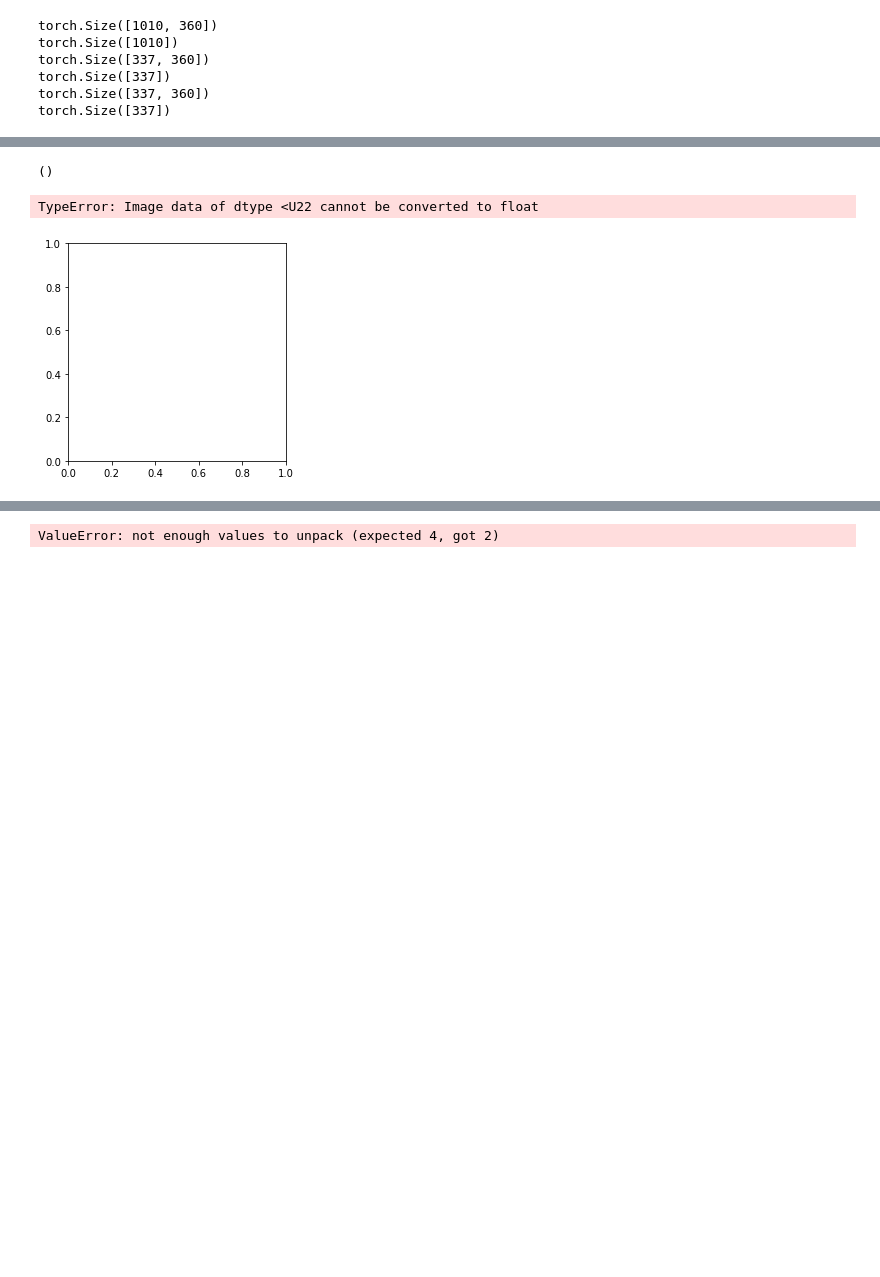
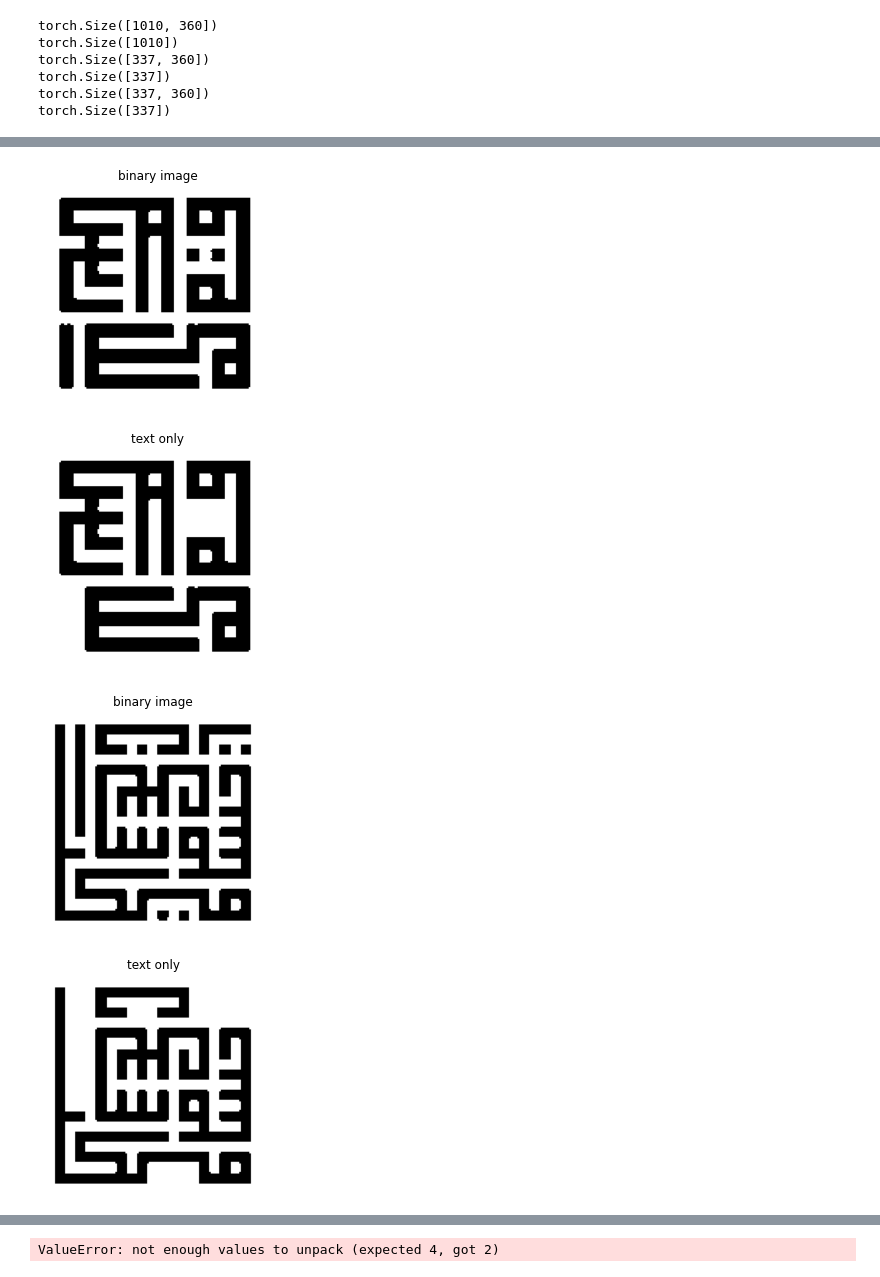
Before and after one commit to marait123/arabic-caligraphy-font-identification, a Jupyter notebook: training-code.ipynb, the cells around one changed output, grey strips where cells are left out. Drawn from its saved outputs; the diff is of its cells as text; code cells hidden in the pictures; blank space fills up the shorter version.

```diff
--- a/training-code.ipynb
+++ b/training-code.ipynb
@@ -123,52 +141,52 @@ loss = 0.0003511148452405052, accuracy = 96.43916913946587
 # %%
-random_index = np.random.randint(0, 1683)
+# random_index = np.random.randint(0, 1683)
 
-# Plot the image.
-print(X[random_index].shape)
-plt.imshow(X[random_index], 'gray')
-plt.axis("off")
+# # Plot the image.
+# print(X[random_index].shape)
+# plt.imshow(X[random_index], 'gray')
+# plt.axis("off")
 
-print("The ground-truth value of this image is: ",
-      classes[Y[random_index]-1])
+# print("The ground-truth value of this image is: ",
+#       classes[Y[random_index]-1])
-# %% [output]
-()
-TypeError: Image data of dtype <U22 cannot be converted to float
-[figure, removed]
 # %%
-# for random_index in np.random.randint(0, 1683, 100):
+for random_index in range(1495, 1505):
     binaryImage = binraization(X[random_index])
     edges, skeleton, textOnly, diacritics = extractImagesSet(binaryImage//255)
 
-    # plt.imshow(binaryImage, 'gray')
-    # plt.title('binary image')
-    # plt.axis("off")
-    # plt.show()
-
-
-    plt.imshow(edges, 'gray')
-    plt.title('edges')
+    plt.imshow(binaryImage, 'gray')
+    plt.title('binary image')
     plt.axis("off")
     plt.show()
 
-    horizontal = np.copy(1-edges)
-    vertical = np.copy(1-edges)
 
-    cols = horizontal.shape[1]
-    horizontal_size = cols // 20
-    horizontalStructure = cv2.getStructuringElement(cv2.MORPH_RECT, (horizontal_size, 1))
-    horizontal = cv2.morphologyEx(horizontal, cv2.MORPH_OPEN, horizontalStructure)
+    plt.imshow(textOnly, 'gray')
+    plt.title('text only')
+    plt.axis("off")
+    plt.show()
 
-    rows = vertical.shape[0]
-    verticalsize = rows // 20
-    verticalStructure = cv2.getStructuringElement(cv2.MORPH_RECT, (1, verticalsize))
-    vertical = cv2.morphologyEx(vertical, cv2.MORPH_OPEN, verticalStructure)
+#     horizontal = np.copy(1-edges)
+#     vertical = np.copy(1-edges)
 
-    show_images([horizontal], ['horizontal lines'])
-    show_images([vertical], ['vertical lines'])
+#     cols = horizontal.shape[1]
+#     horizontal_size = cols // 20
+#     horizontalStructure = cv2.getStructuringElement(cv2.MORPH_RECT, (horizontal_size, 1))
+#     horizontal = cv2.morphologyEx(horizontal, cv2.MORPH_OPEN, horizontalStructure)
 
-    HL = cv2.connectedComponents(horizontal)[0]-1
-    VL = cv2.connectedComponents(vertical)[0]-1
+#     rows = vertical.shape[0]
+#     verticalsize = rows // 20
+#     verticalStructure = cv2.getStructuringElement(cv2.MORPH_RECT, (1, verticalsize))
+#     vertical = cv2.morphologyEx(vertical, cv2.MORPH_OPEN, verticalStructure)
 
-    print(f'number of horizontal lines:{HL}')
-    print(f'number of vertical lines:{VL}')
+#     show_images([horizontal], ['horizontal lines'])
+#     show_images([vertical], ['vertical lines'])
+
+#     HL = cv2.connectedComponents(horizontal)[0]-1
+#     VL = cv2.connectedComponents(vertical)[0]-1
+
+#     print(f'number of horizontal lines:{HL}')
+#     print(f'number of vertical lines:{VL}')
 # %% [output]
+[figure, added]
+[figure, added]
+[figure, added]
+[figure, added]
```
Also changed, not shown: parts of 5 cells of this notebook, 3 other files.
